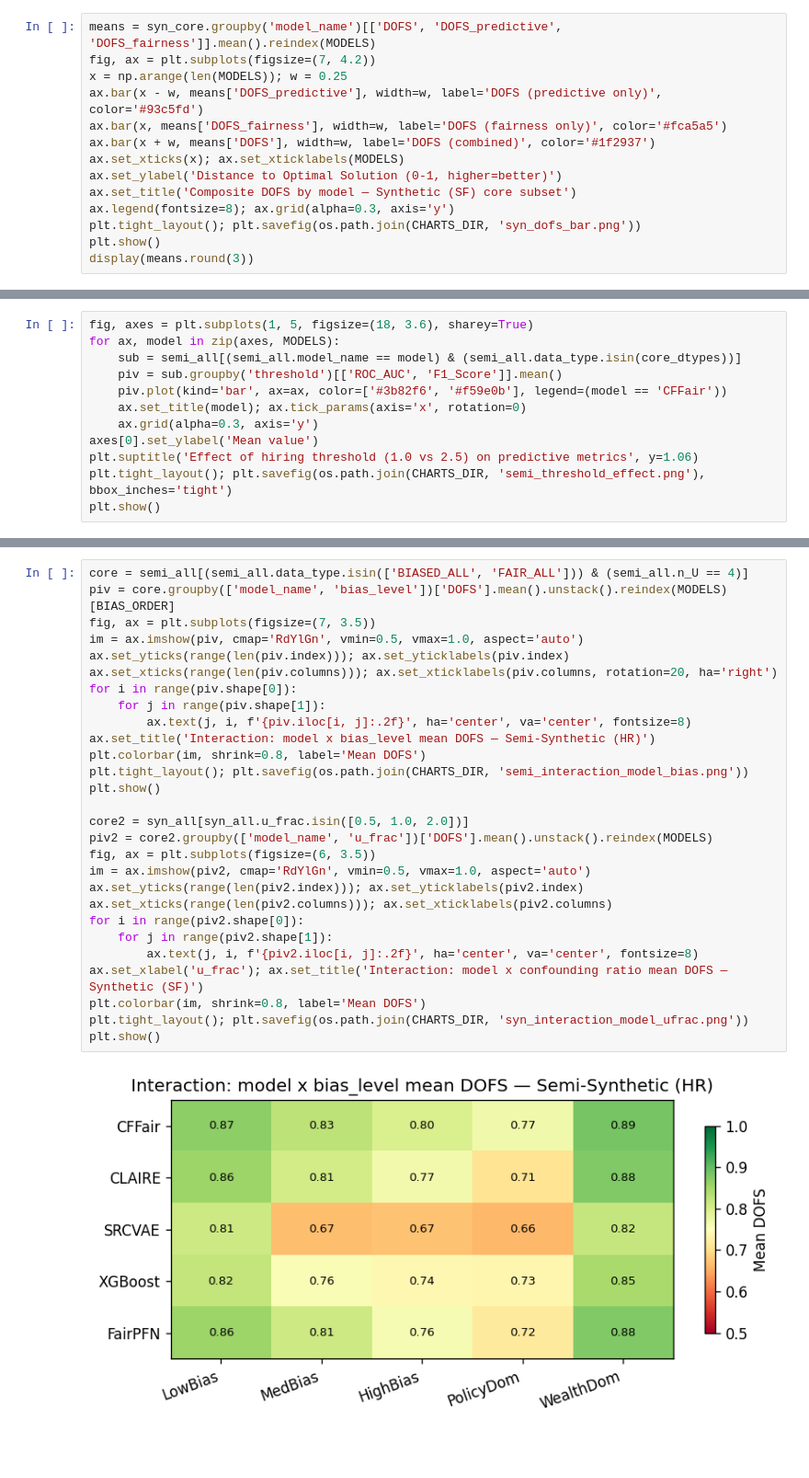
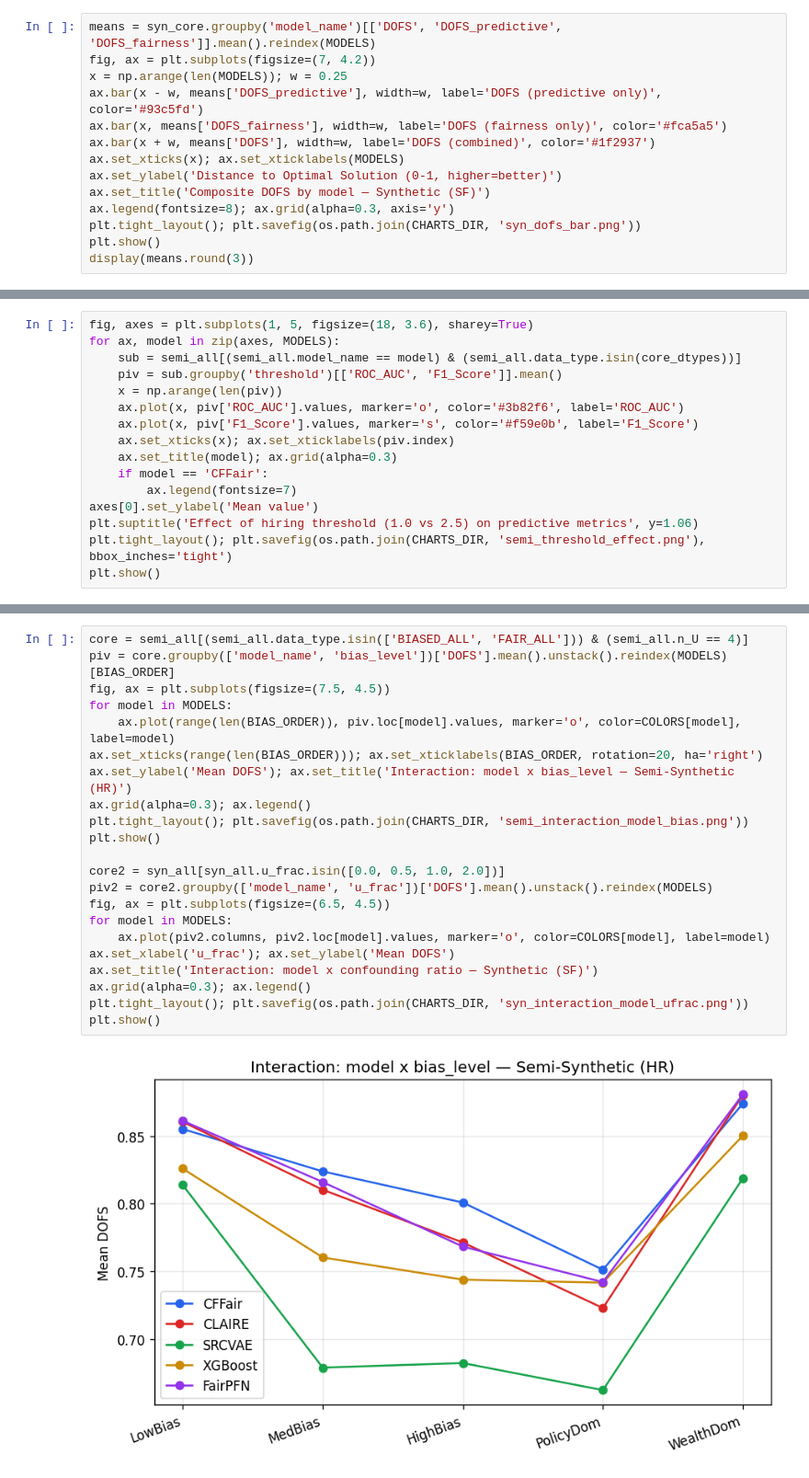
Before and after one commit to Patrog-6/Fairness-evaluation-in-the-presence-of-unobserved-unfair-attributes, a Jupyter notebook: model_benchmark.ipynb, the cells around one changed output, grey strips where cells are left out. Shown at 92% size. Drawn from its saved outputs; the diff is of its cells as text; blank space fills up the shorter version.

```diff
--- a/model_benchmark.ipynb
+++ b/model_benchmark.ipynb
@@ -398,7 +356,7 @@ ax.bar(x, means['DOFS_fairness'], width=w, label='DOFS (fairness only)', color='
 ax.bar(x + w, means['DOFS'], width=w, label='DOFS (combined)', color='#1f2937')
 ax.set_xticks(x); ax.set_xticklabels(MODELS)
 ax.set_ylabel('Distance to Optimal Solution (0-1, higher=better)')
-ax.set_title('Composite DOFS by model — Synthetic (SF) core subset')
+ax.set_title('Composite DOFS by model — Synthetic (SF)')
 ax.legend(fontsize=8); ax.grid(alpha=0.3, axis='y')
 plt.tight_layout(); plt.savefig(os.path.join(CHARTS_DIR, 'syn_dofs_bar.png'))
 plt.show()
@@ -490,9 +435,13 @@ fig, axes = plt.subplots(1, 5, figsize=(18, 3.6), sharey=True)
 for ax, model in zip(axes, MODELS):
     sub = semi_all[(semi_all.model_name == model) & (semi_all.data_type.isin(core_dtypes))]
     piv = sub.groupby('threshold')[['ROC_AUC', 'F1_Score']].mean()
-    piv.plot(kind='bar', ax=ax, color=['#3b82f6', '#f59e0b'], legend=(model == 'CFFair'))
-    ax.set_title(model); ax.tick_params(axis='x', rotation=0)
-    ax.grid(alpha=0.3, axis='y')
+    x = np.arange(len(piv))
+    ax.plot(x, piv['ROC_AUC'].values, marker='o', color='#3b82f6', label='ROC_AUC')
+    ax.plot(x, piv['F1_Score'].values, marker='s', color='#f59e0b', label='F1_Score')
+    ax.set_xticks(x); ax.set_xticklabels(piv.index)
+    ax.set_title(model); ax.grid(alpha=0.3)
+    if model == 'CFFair':
+        ax.legend(fontsize=7)
 axes[0].set_ylabel('Mean value')
 plt.suptitle('Effect of hiring threshold (1.0 vs 2.5) on predictive metrics', y=1.06)
 plt.tight_layout(); plt.savefig(os.path.join(CHARTS_DIR, 'semi_threshold_effect.png'), bbox_inches='tight')
@@ -712,30 +655,24 @@ HR importance: {'model_name': 0.2005, 'bias_level': 0.8438, 'data_type': 1.0088,
 # %%
 core = semi_all[(semi_all.data_type.isin(['BIASED_ALL', 'FAIR_ALL'])) & (semi_all.n_U == 4)]
 piv = core.groupby(['model_name', 'bias_level'])['DOFS'].mean().unstack().reindex(MODELS)[BIAS_ORDER]
-fig, ax = plt.subplots(figsize=(7, 3.5))
-im = ax.imshow(piv, cmap='RdYlGn', vmin=0.5, vmax=1.0, aspect='auto')
-ax.set_yticks(range(len(piv.index))); ax.set_yticklabels(piv.index)
-ax.set_xticks(range(len(piv.columns))); ax.set_xticklabels(piv.columns, rotation=20, ha='right')
-for i in range(piv.shape[0]):
-    for j in range(piv.shape[1]):
-        ax.text(j, i, f'{piv.iloc[i, j]:.2f}', ha='center', va='center', fontsize=8)
-ax.set_title('Interaction: model x bias_level mean DOFS — Semi-Synthetic (HR)')
-plt.colorbar(im, shrink=0.8, label='Mean DOFS')
+fig, ax = plt.subplots(figsize=(7.5, 4.5))
+for model in MODELS:
+    ax.plot(range(len(BIAS_ORDER)), piv.loc[model].values, marker='o', color=COLORS[model], label=model)
+ax.set_xticks(range(len(BIAS_ORDER))); ax.set_xticklabels(BIAS_ORDER, rotation=20, ha='right')
+ax.set_ylabel('Mean DOFS'); ax.set_title('Interaction: model x bias_level — Semi-Synthetic (HR)')
+ax.grid(alpha=0.3); ax.legend()
 plt.tight_layout(); plt.savefig(os.path.join(CHARTS_DIR, 'semi_interaction_model_bias.png'))
 plt.show()
 
-core2 = syn_all[syn_all.u_frac.isin([0.5, 1.0, 2.0])]
+core2 = syn_all[syn_all.u_frac.isin([0.0, 0.5, 1.0, 2.0])]
 piv2 = core2.groupby(['model_name', 'u_frac'])['DOFS'].mean().unstack().reindex(MODELS)
-fig, ax = plt.subplots(figsize=(6, 3.5))
-im = ax.imshow(piv2, cmap='RdYlGn', vmin=0.5, vmax=1.0, aspect='auto')
-ax.set_yticks(range(len(piv2.index))); ax.set_yticklabels(piv2.index)
-ax.set_xticks(range(len(piv2.columns))); ax.set_xticklabels(piv2.columns)
-for i in range(piv2.shape[0]):
-    for j in range(piv2.shape[1]):
-        ax.text(j, i, f'{piv2.iloc[i, j]:.2f}', ha='center', va='center', fontsize=8)
-ax.set_xlabel('u_frac'); ax.set_title('Interaction: model x confounding ratio mean DOFS — Synthetic (SF)')
-plt.colorbar(im, shrink=0.8, label='Mean DOFS')
+fig, ax = plt.subplots(figsize=(6.5, 4.5))
+for model in MODELS:
+    ax.plot(piv2.columns, piv2.loc[model].values, marker='o', color=COLORS[model], label=model)
+ax.set_xlabel('u_frac'); ax.set_ylabel('Mean DOFS')
+ax.set_title('Interaction: model x confounding ratio — Synthetic (SF)')
+ax.grid(alpha=0.3); ax.legend()
 plt.tight_layout(); plt.savefig(os.path.join(CHARTS_DIR, 'syn_interaction_model_ufrac.png'))
 plt.show()
 # %% [output]
-[figure, old version]
+[figure, new version]
```
Also changed, not shown: parts of 74 cells of this notebook, 51 other files.
